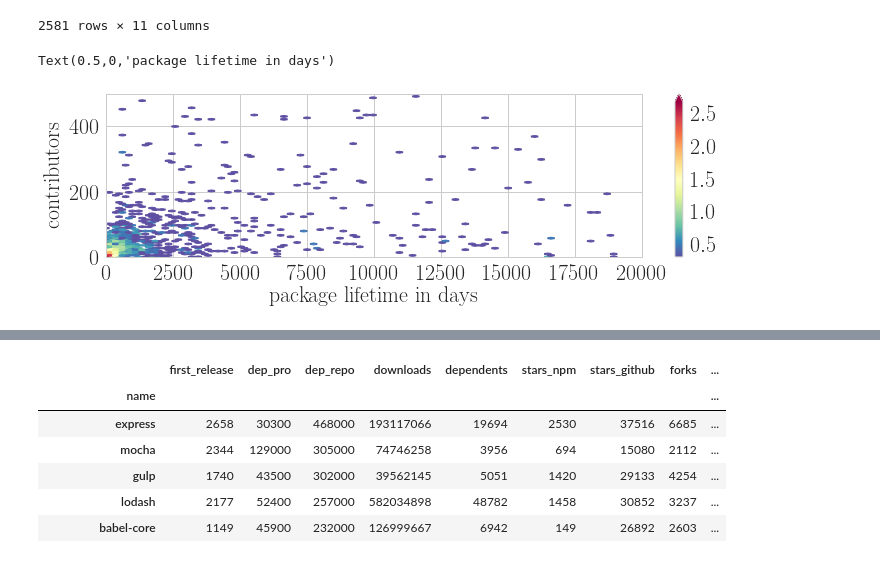
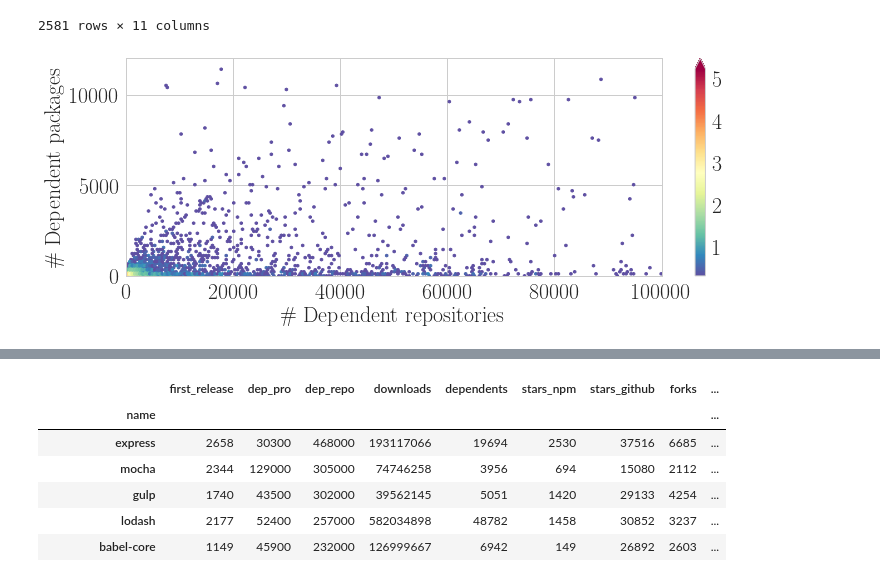
Before and after one commit to AhmedZerouali/notebooks, a Jupyter notebook: popularity_analysis/popularity_analysis.ipynb, the cells around one changed output, grey strips where cells are left out. Drawn from its saved outputs; the diff is of its cells as text; code cells hidden in the pictures.

```diff
--- a/popularity_analysis/popularity_analysis.ipynb
+++ b/popularity_analysis/popularity_analysis.ipynb
@@ -404,28 +418,28 @@ npm_packages.query('stars_npm>10')
 2581 rows × 11 columns
 # %%
 
-df=npm_packages.query('dep_repo>2000')
+df=npm_packages.query('dep_repo<100000000')
 
 
 #df.query('dep_pro<15000', inplace=True)
 #df.sort_values('dep_pro', inplace=True)
 #df['dep_pro']=df['dep_pro'].apply(lambda x: str(int(x/1000))+'k')
 
 
 color_map = plt.cm.Spectral_r
 fig=plt.figure(figsize=(10,9))
 ax = fig.add_subplot(111)
-image = plt.hexbin(data=df, x='stars_github', y='stars_npm',cmap=color_map,gridsize=500,mincnt=1,bins='log')
+image = plt.hexbin(data=df, x='dep_repo', y='dep_pro',cmap=color_map,gridsize=1000,mincnt=1,bins='log')
 cb = plt.colorbar(image,spacing='uniform',extend='max')
-ax.figure.set_size_inches(12,3)
-ax.set_xlim(0,20000)
-ax.set_ylim(0,500)
-ax.set_ylabel('# contributors')
-ax.set_xlabel('package lifetime in days')
+ax.figure.set_size_inches(12,4)
+ax.set_xlim(0,100000)
+ax.set_ylim(0,12000)
+ax.set_ylabel('\# Dependent packages')
+ax.set_xlabel('\# Dependent repositories')
 
 #z = np.polyfit(df['downloadsCount'], df['downloadsAcceleration'], 2)
 #p = np.poly1d(z)
 #plt.plot(df['downloadsCount'],p(df['downloadsCount']),"brown", linestyle='--', linewidth=5)
+ax.figure.savefig('../../../seneca_research/npm_popularity/figures/pro_repo.pdf', bbox_inches='tight', facecolor='white')
 # %% [output]
-Text(0.5,0,'package lifetime in days')
-[figure, old version]
+[figure, new version]
```
Also changed, not shown: parts of 6 cells of this notebook, 4 other files.
